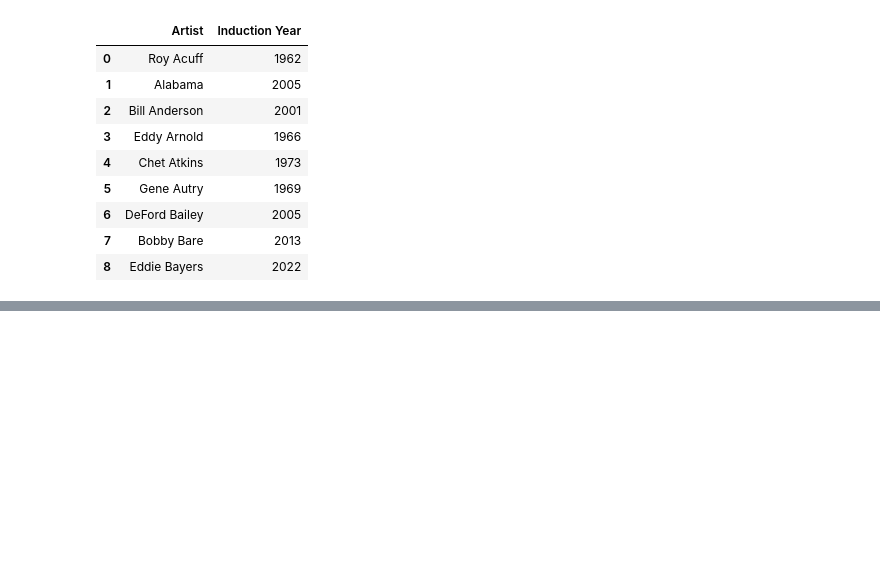
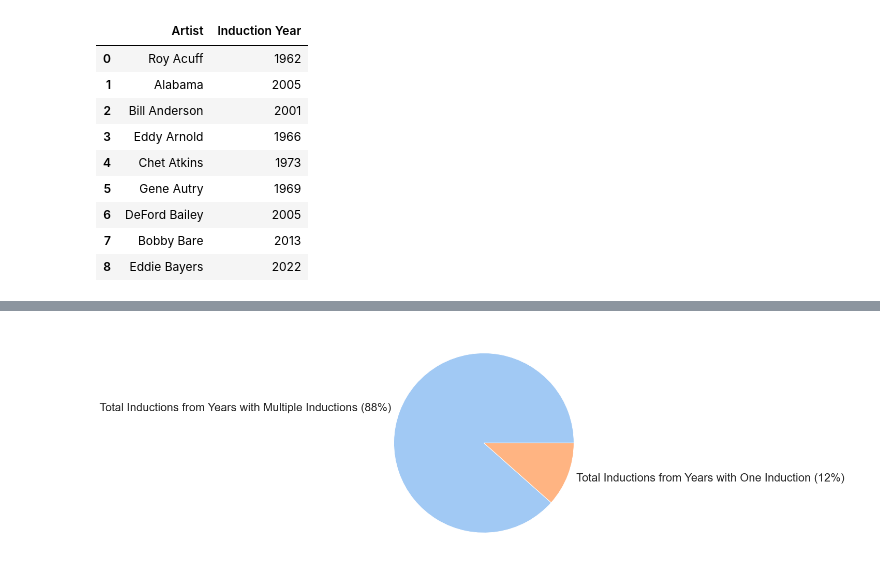
Before and after one commit to NSS-Data-Analytics-Cohort-6/web-scraping-country-music-hof-jrthompson25, a Jupyter notebook: Notebooks/country_Music_HofF.ipynb, the cells around one changed output, grey strips where cells are left out. Saved outputs shown, nothing was run; the diff lists cells and outputs as text; code cells hidden in the pictures; blank space fills up the shorter version.

```diff
--- a/Notebooks/country_Music_HofF.ipynb
+++ b/Notebooks/country_Music_HofF.ipynb
@@ -157,0 +227,11 @@ inductees_df.head(200)
+# %%
+#5 Concluded
+#Pie chart-split by total inductions from years with multiple inductions and total inductions from years with single inductions
+artist_sums = (artistSumAbove1, artistSumEquals1)
+labels = ['Total Inductions from Years with Multiple Inductions (88%)', 'Total Inductions from Years with One Induction (12%)']
+colors = sns.color_palette('pastel')
+
+plt.pie(artist_sums, labels=labels, colors=colors)
+plt.show()
+# %% [output]
+[figure, added]
```
Also changed, not shown: parts of 14 cells of this notebook.
